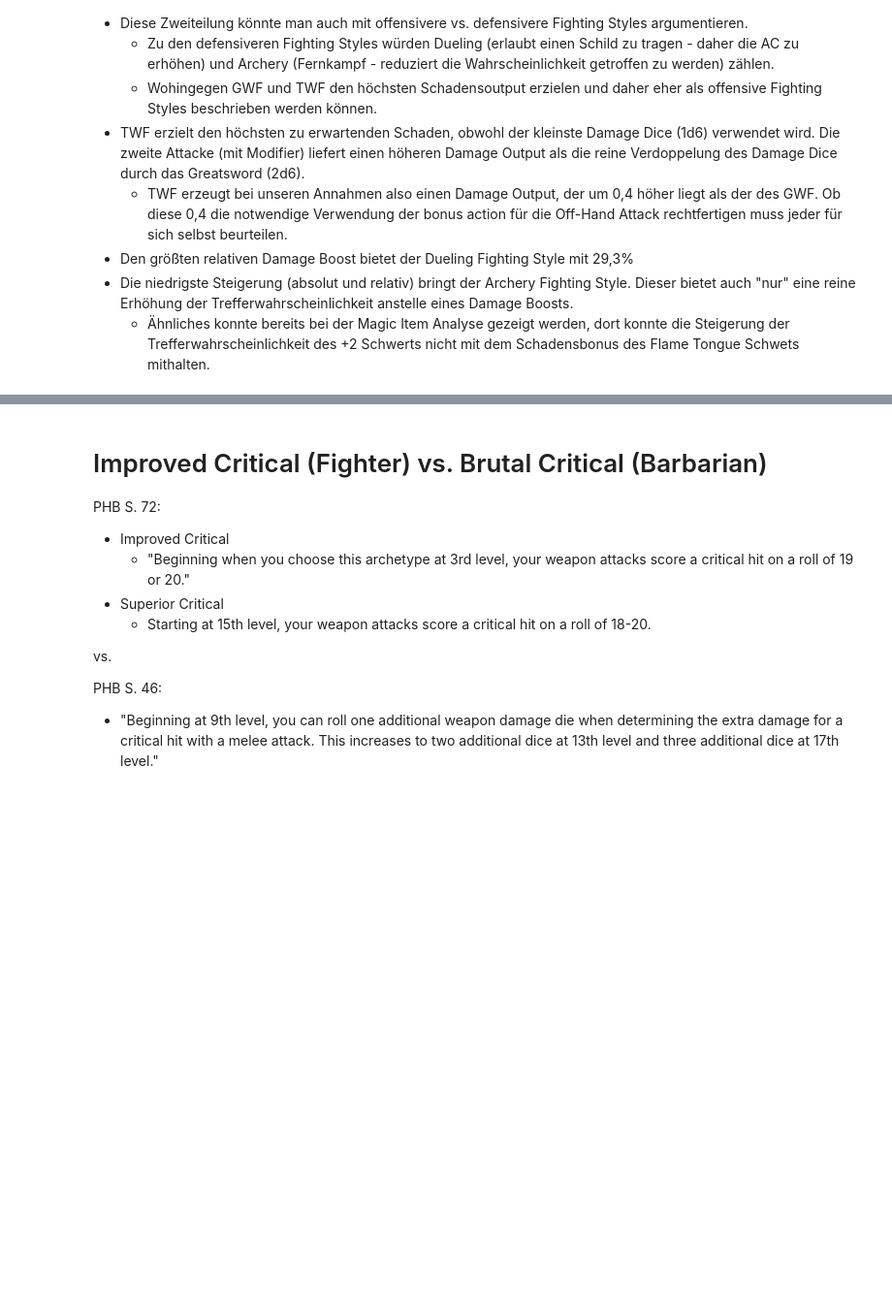
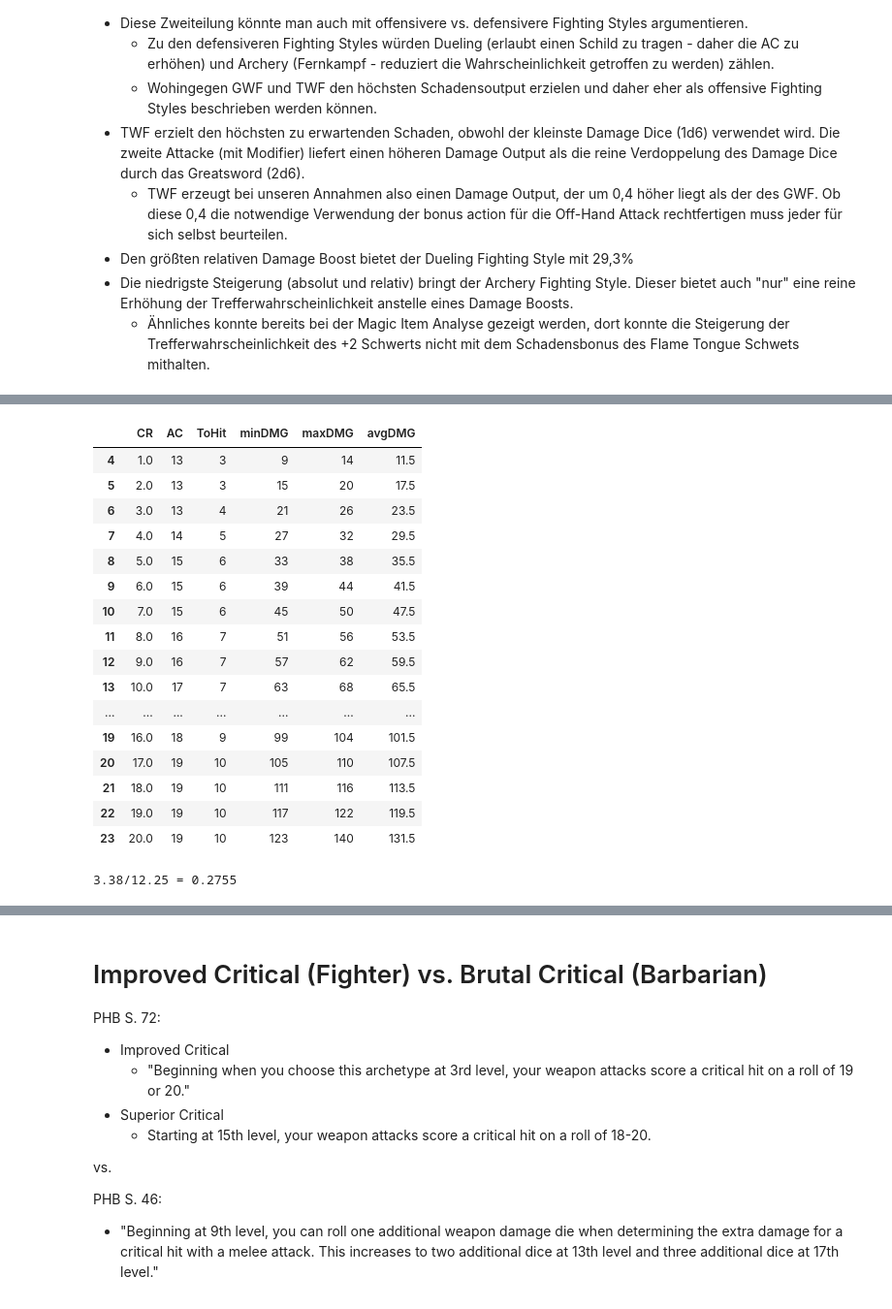
Before and after one commit to AlexSchinnerl/dndMath, a Jupyter notebook: damageCalculation.ipynb, the cells around one changed output, grey strips where cells are left out. Shown at 97% size. Cells and saved outputs as stored; diff of their text form; code cells hidden in the pictures; blank space fills up the shorter version.

Commit message:
damage dealt per damage taken

```diff
--- a/damageCalculation.ipynb
+++ b/damageCalculation.ipynb
@@ -1052,0 +1058,48 @@ Wieviel Schaden kan der Character austeilen pro Schaden, den er einstecken muss.
+# %%
+monster_stats[["CR", "AC", "ToHit", "minDMG", "maxDMG", "avgDMG"]][4:24]
+# %% [output]
+|  | CR | AC | ToHit | minDMG | maxDMG | avgDMG |
+| 4 | 1.0 | 13 | 3 | 9 | 14 | 11.5 |
+| 5 | 2.0 | 13 | 3 | 15 | 20 | 17.5 |
+| 6 | 3.0 | 13 | 4 | 21 | 26 | 23.5 |
+| 7 | 4.0 | 14 | 5 | 27 | 32 | 29.5 |
+| 8 | 5.0 | 15 | 6 | 33 | 38 | 35.5 |
+| 9 | 6.0 | 15 | 6 | 39 | 44 | 41.5 |
+| 10 | 7.0 | 15 | 6 | 45 | 50 | 47.5 |
+| 11 | 8.0 | 16 | 7 | 51 | 56 | 53.5 |
+| 12 | 9.0 | 16 | 7 | 57 | 62 | 59.5 |
+| 13 | 10.0 | 17 | 7 | 63 | 68 | 65.5 |
+| ... | ... | ... | ... | ... | ... | ... |
+| 19 | 16.0 | 18 | 9 | 99 | 104 | 101.5 |
+| 20 | 17.0 | 19 | 10 | 105 | 110 | 107.5 |
+| 21 | 18.0 | 19 | 10 | 111 | 116 | 113.5 |
+| 22 | 19.0 | 19 | 10 | 117 | 122 | 119.5 |
+| 23 | 20.0 | 19 | 10 | 123 | 140 | 131.5 |
+# %%
+dueling_toni.show_hero_stats(full=True)
+del dueling_toni.damageSources["Ability Modifier"]
+dueling_toni.damageCalculator()
+dueling_toni.show_hero_stats(full=True)
+
+defense_toni = Hero("Toni Defense", 0)
+defense_toni.addDamageSource(DamageSource("Longsword", damageDice=Dice(1,8), diceAmount=1))
+defense_toni.calcToHitChance(monsterAC=8)
+defense_toni.damageCalculator()
+defense_toni.expected_damage
+
+
+big_bad_monster = Hero("Big n Bad", 3)
+avg_damage = 17.5
+big_bad_monster.calcToHitChance(monsterAC=10)
+exp_damage = big_bad_monster.chance2Crit*avg_damage+big_bad_monster.chance2Hit*avg_damage
+exp_damage
+
+print(f"{sum(dueling_toni.expected_damage.values()):.2f}/{exp_damage} = {sum(dueling_toni.expected_damage.values())/exp_damage:.4f}")
+
+big_bad_monster.calcToHitChance(monsterAC=11)
+exp_damage = big_bad_monster.chance2Crit*avg_damage+big_bad_monster.chance2Hit*avg_damage
+exp_damage
+
+print(f"{sum(defense_toni.expected_damage.values()):.2f}/{exp_damage} = {sum(defense_toni.expected_damage.values())/exp_damage:.4f}")
+# %% [output]
+3.38/12.25 = 0.2755
```
Also changed, not shown: parts of 7 cells of this notebook, 2 other files.
